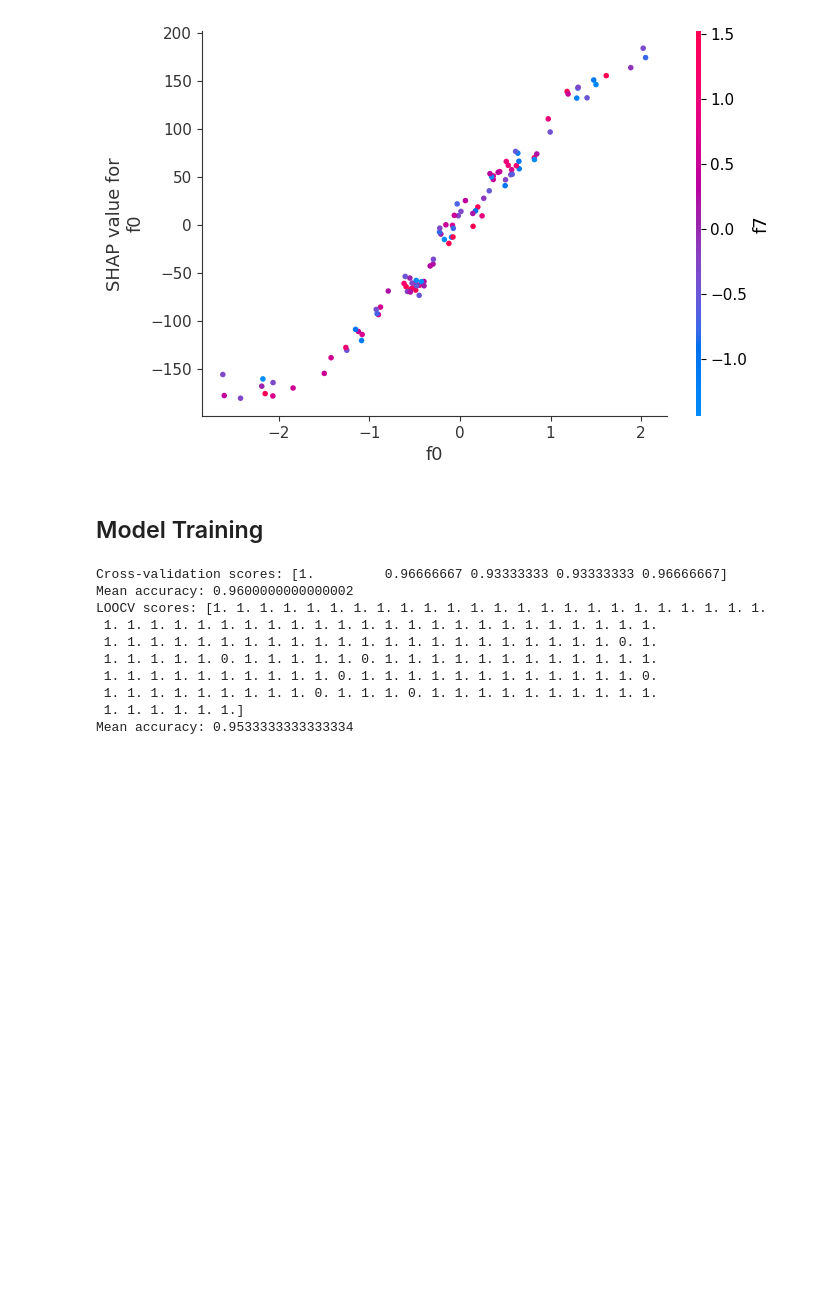
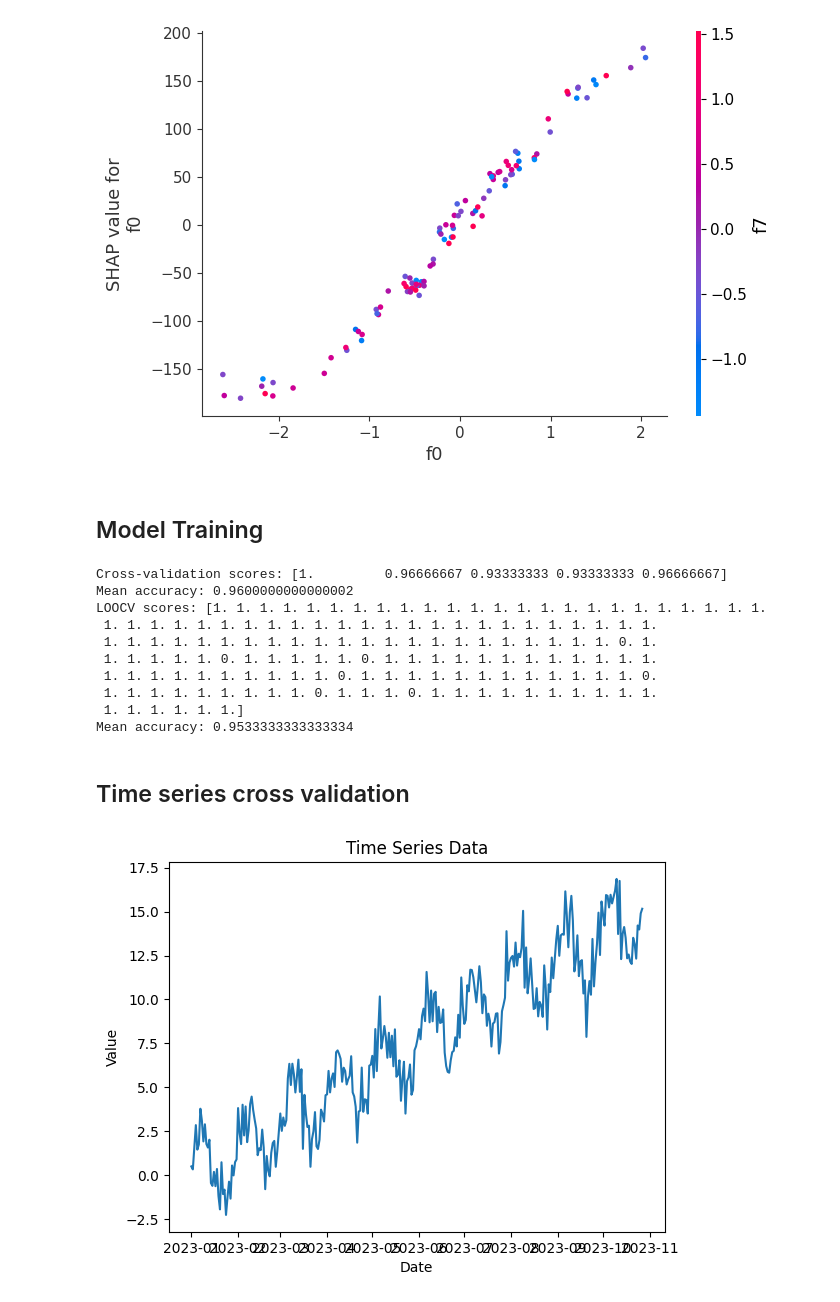
Before and after one commit to avikumart/DA-DS-Questions, a Jupyter notebook: ML_coding/Ml_coding_and_interviewn_practice.ipynb, the cells around one changed output. Drawn from its saved outputs; the diff is of its cells as text; code cells hidden in the pictures; blank space fills up the shorter version.

Commit message:
Time series expanding and sliding window

```diff
--- a/ML_coding/Ml_coding_and_interviewn_practice.ipynb
+++ b/ML_coding/Ml_coding_and_interviewn_practice.ipynb
@@ -474,3 +474,30 @@ LOOCV scores: [1. 1. 1. 1. 1. 1. 1. 1. 1. 1. 1. 1. 1. 1. 1. 1. 1. 1. 1. 1. 1. 1.
  1. 1. 1. 1. 1. 1. 1. 1. 1. 0. 1. 1. 1. 0. 1. 1. 1. 1. 1. 1. 1. 1. 1. 1.
  1. 1. 1. 1. 1. 1.]
 Mean accuracy: 0.9533333333333334
+# %% [markdown]
+## Time series cross validation
+# %%
+import numpy as np
+import pandas as pd
+import matplotlib.pyplot as plt
+from sklearn.linear_model import Ridge
+from sklearn.metrics import mean_squared_error
+
+import matplotlib.pyplot as plt
+from sklearn.model_selection import TimeSeriesSplit
+from sklearn.metrics import mean_squared_error
+
+
+np.random.seed(42)
+n = 300
+dates = pd.date_range("2023-01-01", periods=n, freq="D")
+t = np.arange(n)
+y = 0.05 *t + 2*np.sin(2*np.pi*t/30) + np.random.randn(n)
+
+plt.plot(dates, y)
+plt.xlabel("Date")
+plt.ylabel("Value")
+plt.title("Time Series Data")
+plt.show()
+# %% [output]
+[figure, added]
```
Also changed, not shown: parts of 6 cells of this notebook.
